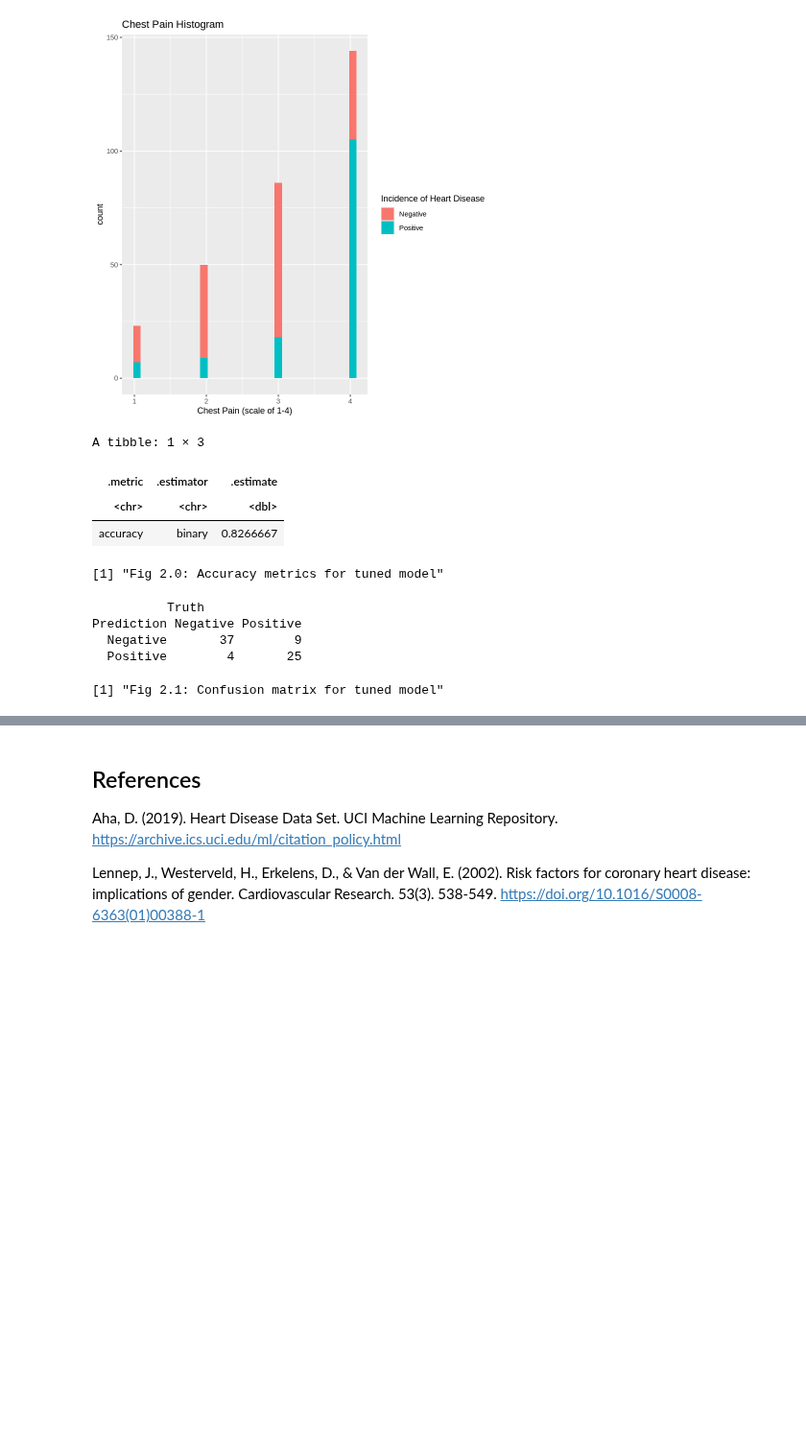
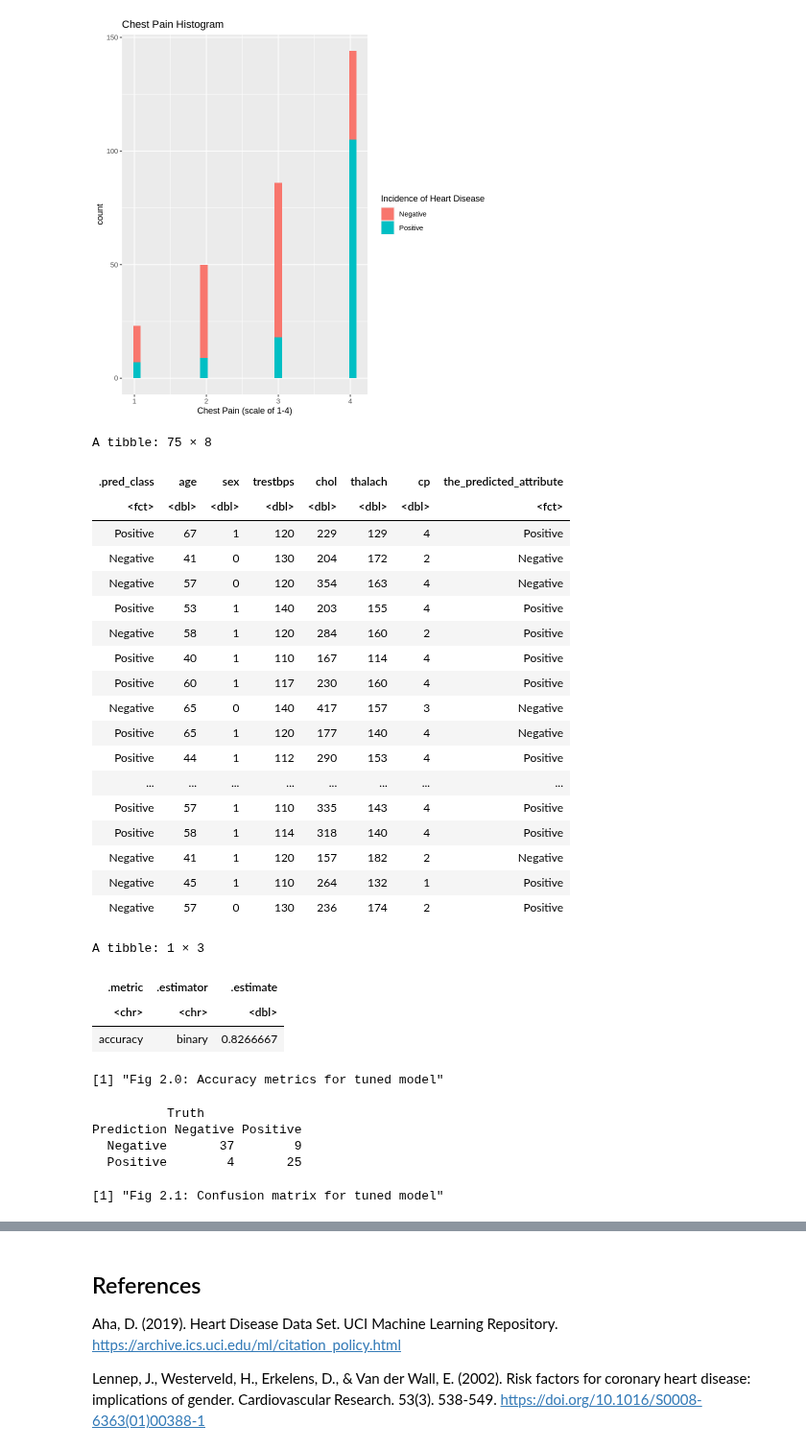
Before and after one commit to AnthonyH504/dsci100_group21_project, a Jupyter notebook: Group Project Report.ipynb, the cells around one changed output, grey strips where cells are left out. Shown at 96% size. Cells and saved outputs as stored; diff of their text form; code cells hidden in the pictures; blank space fills up the shorter version.

```diff
--- a/Group Project Report.ipynb
+++ b/Group Project Report.ipynb
@@ -229,43 +229,63 @@ accuracy_graph<-HD_fit%>%
         ggplot(aes(x=neighbors,y=mean))+
         geom_line()
 accuracy_graph
 
 # Recreating model specification with optimal K
 HD_best_spec<- nearest_neighbor(weight_func ="rectangular" , neighbors = 52) %>%
        set_engine("kknn") %>%
        set_mode("classification")
 
 # Fitting the model with optimal K (same recipe, new model specification)
 HD_best_fit <- workflow() %>%
        add_recipe(HD_recipe) %>%
        add_model(HD_best_spec) %>%
        fit(data=HD_train)
 
 # Predicting
 HD_test_predictions<-predict(HD_best_fit,HD_test)%>%
             bind_cols(HD_test)
+HD_test_predictions
 
 # Prediction accuracy and confusion matrix
 HD_prediction_accuracy <- HD_test_predictions %>%
          metrics(truth = the_predicted_attribute, estimate = .pred_class) %>%
          filter(.metric == "accuracy")
 HD_prediction_accuracy
 paste("Fig 2.0: Accuracy metrics for tuned model")
 
 HD_confusion_matrix <- conf_mat(HD_test_predictions,truth = the_predicted_attribute, estimate = .pred_class)
 HD_confusion_matrix
 paste("Fig 2.1: Confusion matrix for tuned model")
 # %% [output]
-A tibble: 1 × 3
+A tibble: 75 × 8
-| .metric | .estimator | .estimate |
-| <chr> | <chr> | <dbl> |
-| accuracy | binary | 0.8266667 |
+| .pred_class | age | sex | trestbps | chol | thalach | cp | the_predicted_attribute |
+| <fct> | <dbl> | <dbl> | <dbl> | <dbl> | <dbl> | <dbl> | <fct> |
+| Positive | 67 | 1 | 120 | 229 | 129 | 4 | Positive |
+| Negative | 41 | 0 | 130 | 204 | 172 | 2 | Negative |
+| Negative | 57 | 0 | 120 | 354 | 163 | 4 | Negative |
+| Positive | 53 | 1 | 140 | 203 | 155 | 4 | Positive |
+| Negative | 58 | 1 | 120 | 284 | 160 | 2 | Positive |
+| Positive | 40 | 1 | 110 | 167 | 114 | 4 | Positive |
+| Positive | 60 | 1 | 117 | 230 | 160 | 4 | Positive |
+| Negative | 65 | 0 | 140 | 417 | 157 | 3 | Negative |
+| Positive | 65 | 1 | 120 | 177 | 140 | 4 | Negative |
+| Positive | 44 | 1 | 112 | 290 | 153 | 4 | Positive |
+| ... | ... | ... | ... | ... | ... | ... | ... |
+| Positive | 57 | 1 | 110 | 335 | 143 | 4 | Positive |
+| Positive | 58 | 1 | 114 | 318 | 140 | 4 | Positive |
+| Negative | 41 | 1 | 120 | 157 | 182 | 2 | Negative |
+| Negative | 45 | 1 | 110 | 264 | 132 | 1 | Positive |
+| Negative | 57 | 0 | 130 | 236 | 174 | 2 | Positive |
-[1] "Fig 2.0: Accuracy metrics for tuned model"
+A tibble: 1 × 3
+| .metric | .estimator | .estimate |
+| <chr> | <chr> | <dbl> |
+| accuracy | binary | 0.8266667 |
-          Truth
-Prediction Negative Positive
-  Negative       37        9
-  Positive        4       25
+[1] "Fig 2.0: Accuracy metrics for tuned model"
-[1] "Fig 2.1: Confusion matrix for tuned model"
+          Truth
+Prediction Negative Positive
+  Negative       37        9
+  Positive        4       25
+[1] "Fig 2.1: Confusion matrix for tuned model"
 [figure]
 # %%
 # Final visualization for data analysis
```
Also changed, not shown: parts of 4 cells of this notebook.
